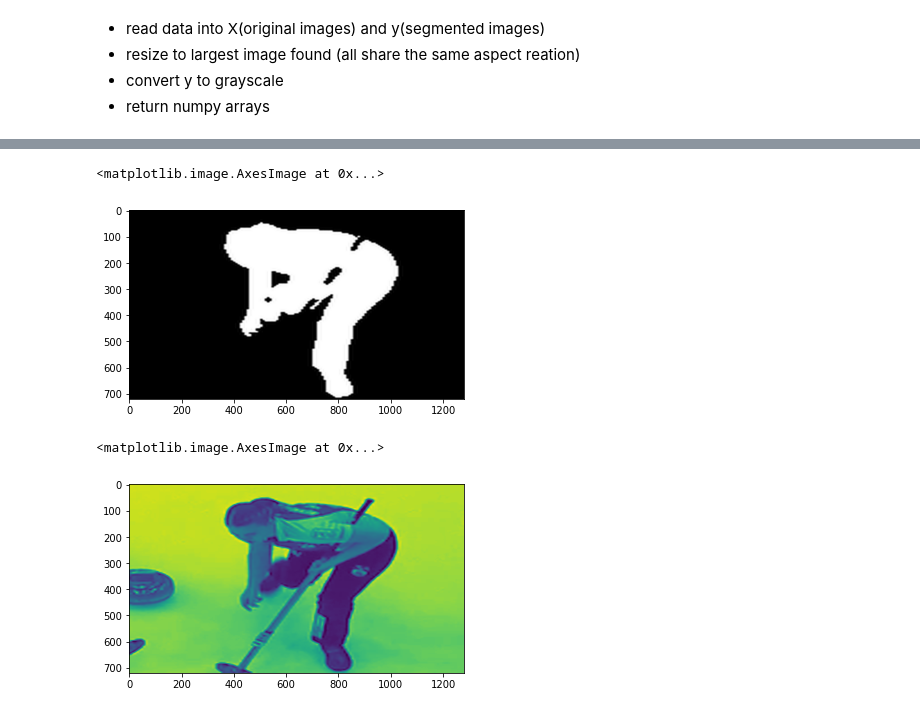
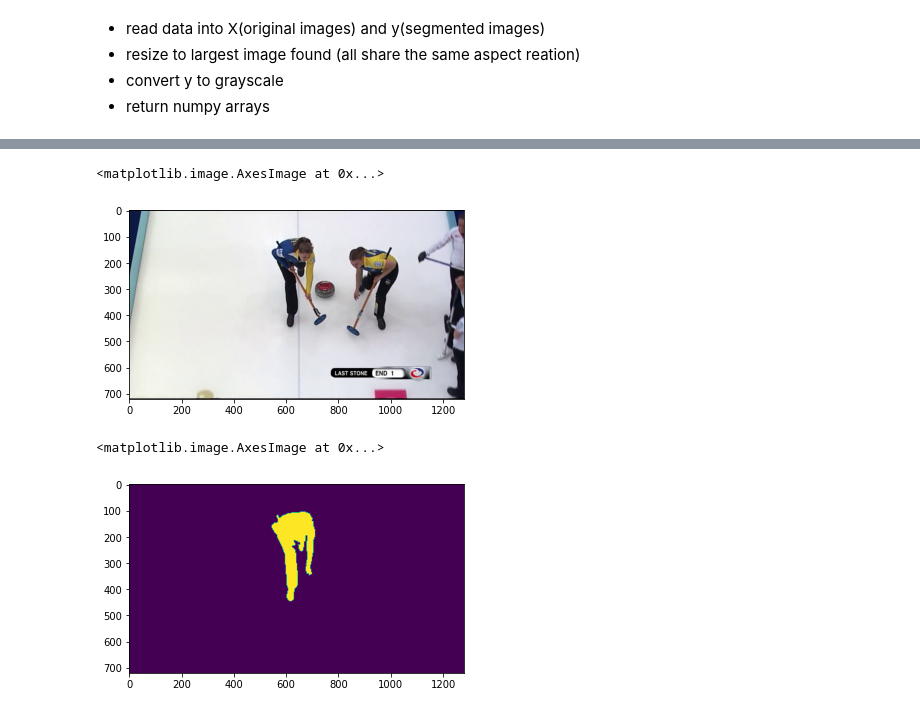
Before and after one commit to hoermannpaul/covproject, a Jupyter notebook: src/main.ipynb, the cells around one changed output, grey strips where cells are left out. Drawn from its saved outputs; the diff is of its cells as text; code cells hidden in the pictures.

```diff
--- a/src/main.ipynb
+++ b/src/main.ipynb
@@ -22,7 +22,7 @@ tf.config.list_physical_devices('GPU')
 size = 1280, 720
 # %%
 def get_data(data_dir):
-    file_names = np.array(os.listdir(data_dir)[:100])
+    file_names = np.array(sorted(os.listdir(data_dir))[:100])
 
     X_file_names = file_names[1::4]
     y_file_names = file_names[3::4]
@@ -42,8 +42,6 @@ def get_data(data_dir):
 
     return np.array(X), np.array(y)
 # %%
-DATA_DIR = "../data/projectB_data/images/"
+DATA_DIR = "../data/images/"
 X, y = get_data(DATA_DIR)
-print(X.shape)
-print(y.shape)
 # %% [output]
@@ -67,13 +57,13 @@ print(y.shape)
 # %%
-plt.imshow(X[1])
+plt.imshow(X[0])
 # %% [output]
 <matplotlib.image.AxesImage at 0x...>
-[figure, old version]
+[figure, new version]
 # %%
 plt.imshow(y[0])
 # %% [output]
 <matplotlib.image.AxesImage at 0x...>
-[figure, old version]
+[figure, new version]
 # %%
 def down_block(x, filters, kernel_size=(3, 3), padding="same", strides=1):
     c = keras.layers.Conv2D(filters, kernel_size, padding=padding, strides=strides, activation="relu")(x)
```
Also changed, not shown: parts of 5 cells of this notebook.
